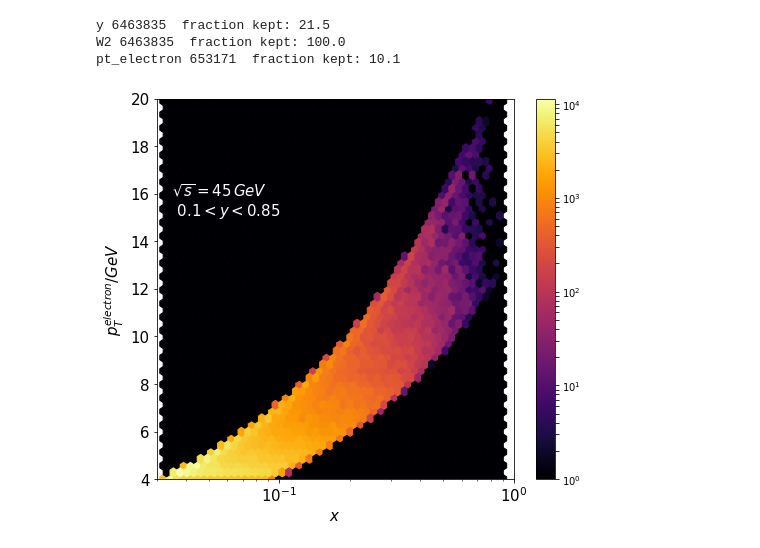
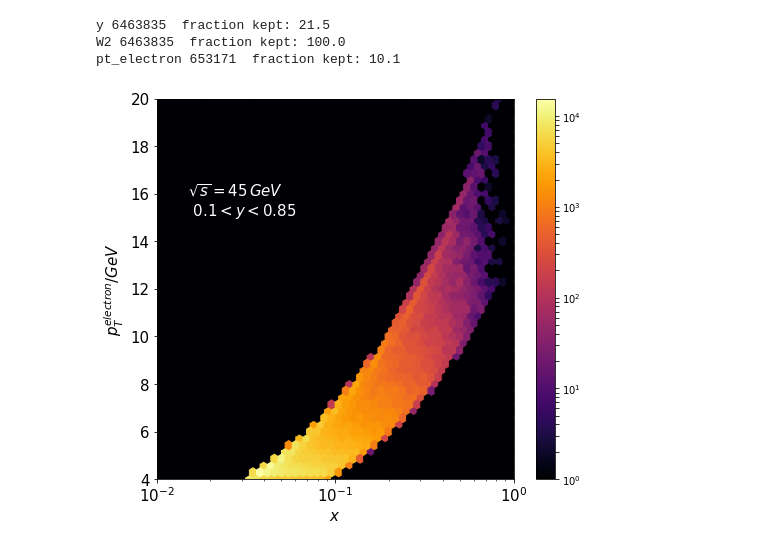
Before and after one commit to y-song/notebooks, a Jupyter notebook: pt_electron_vs_x.ipynb, the cells around one changed output. Drawn from its saved outputs; the diff is of its cells as text; code cells hidden in the pictures.

Commit message:
Change x axis range for low beam energy plot

```diff
--- a/pt_electron_vs_x.ipynb
+++ b/pt_electron_vs_x.ipynb
@@ -77,12 +90,12 @@ W2 6463835  fraction kept: 100.0
 pt_electron 653171  fraction kept: 10.1
 # %%
 fig = plt.figure(figsize=(8,7))
-plot2d(d, 'x', 'pt_electron', '$x$', '$ p_T^{electron} / GeV $')
-plt.xlim(left=0.03,right=1)
+plot2d(d, 'x', 'pt_electron', '$x$', '$ p_T^{electron} / GeV $',lim=(-2,0,4,20))
+plt.xlim(left=0.01,right=1)
 plt.ylim(bottom=4, top=20)
-plt.text(0.035,15,'$\sqrt{s}=45 \, GeV$ \n $0.1 < y < 0.85$', fontsize=15, color='white')
+plt.text(0.015,15,'$\sqrt{s}=45 \, GeV$ \n $0.1 < y < 0.85$', fontsize=15, color='white')
 plt.xticks(fontsize=15)
 plt.yticks(fontsize=15)
 plt.savefig('images/pt_electron_vs_x_y_low.pdf', bbox_inches='tight')
 # %% [output]
-[figure, old version]
+[figure, new version]
```
Also changed, not shown: parts of 5 cells of this notebook.
